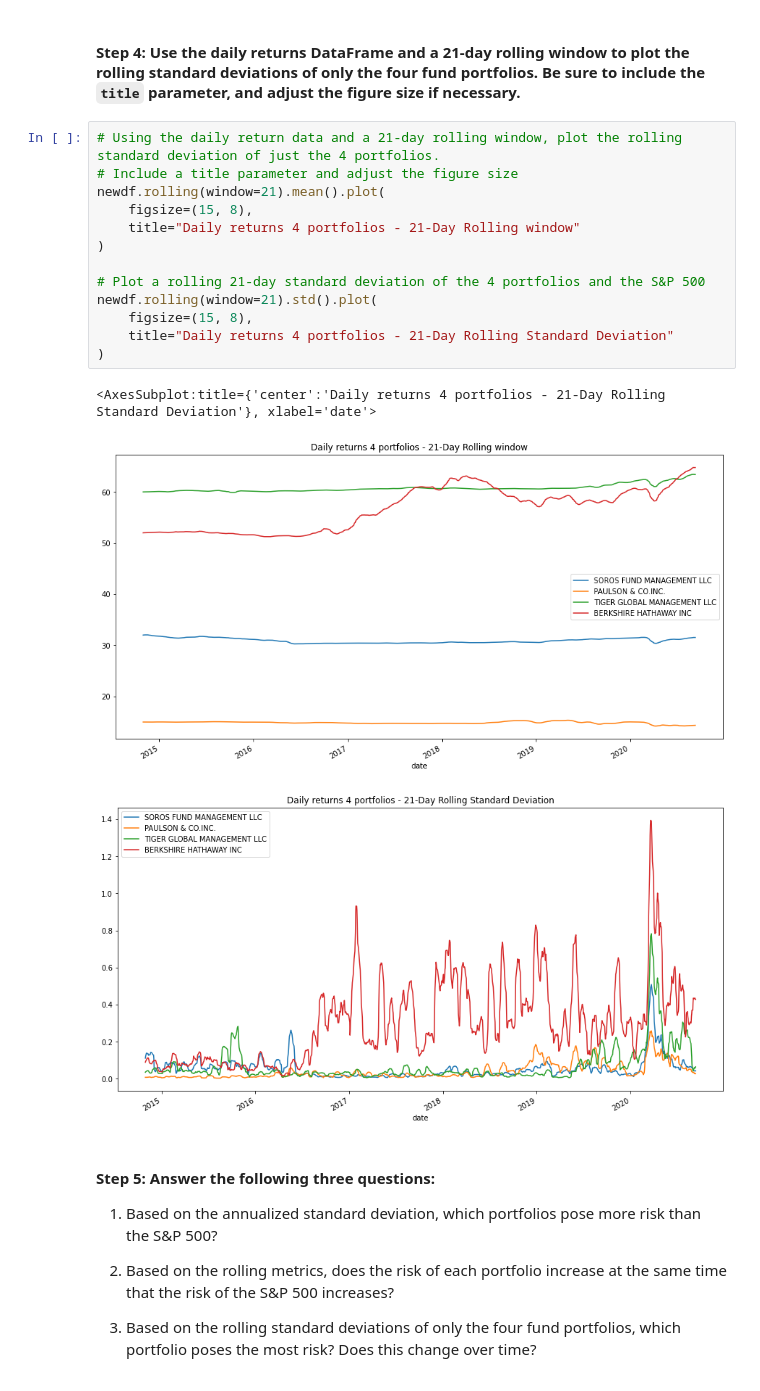
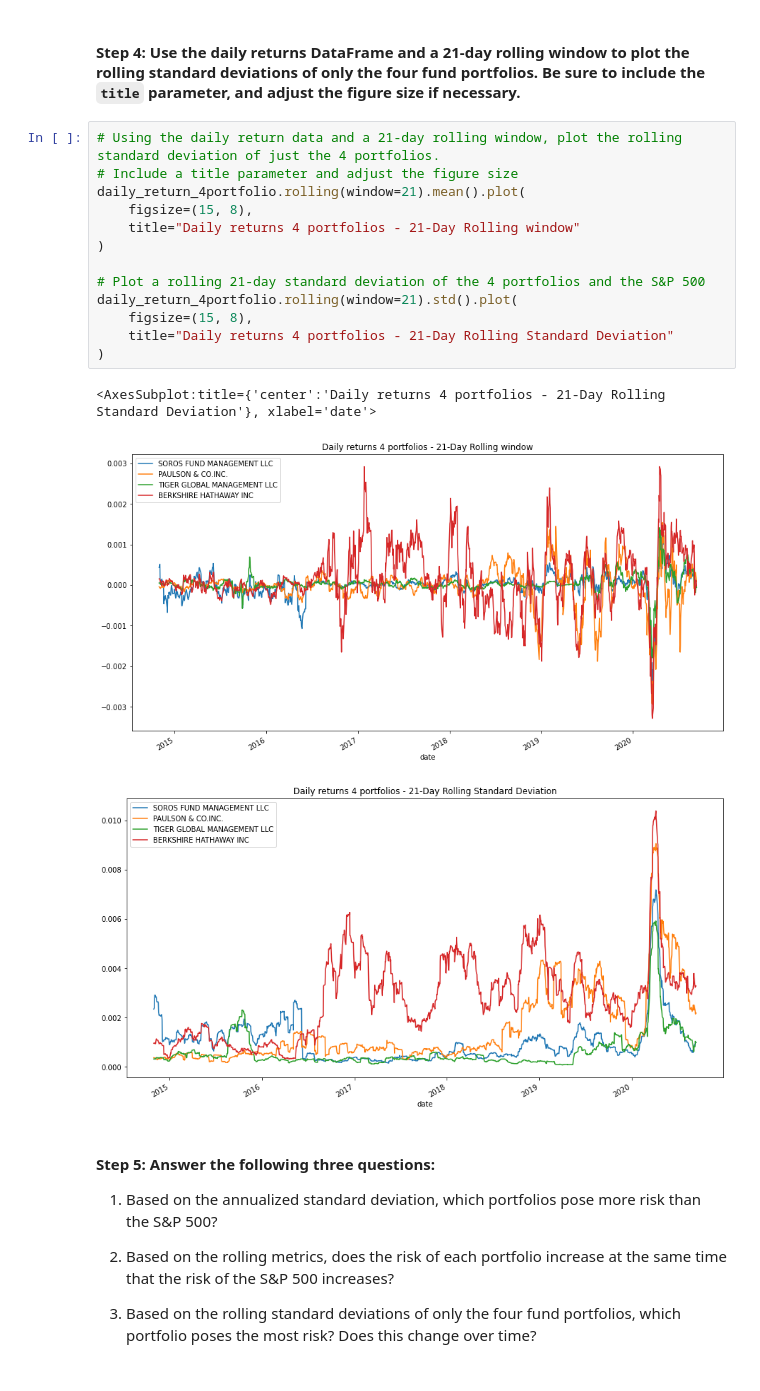
Before and after one commit to EGeorge2021r/Challenge4_Repo, a Jupyter notebook: Starter_Code/risk_return_analysis.ipynb, the cells around one changed output. Saved outputs shown, nothing was run; the diff lists cells and outputs as text.

```diff
--- a/Starter_Code/risk_return_analysis.ipynb
+++ b/Starter_Code/risk_return_analysis.ipynb
@@ -473,20 +468,20 @@ daily_returns.rolling(window=21).std().plot(
 # %%
 # Using the daily return data and a 21-day rolling window, plot the rolling standard deviation of just the 4 portfolios.
 # Include a title parameter and adjust the figure size
-newdf.rolling(window=21).mean().plot(
+daily_return_4portfolio.rolling(window=21).mean().plot(
     figsize=(15, 8),
     title="Daily returns 4 portfolios - 21-Day Rolling window"
 )
 
 # Plot a rolling 21-day standard deviation of the 4 portfolios and the S&P 500
-newdf.rolling(window=21).std().plot(
+daily_return_4portfolio.rolling(window=21).std().plot(
     figsize=(15, 8),
     title="Daily returns 4 portfolios - 21-Day Rolling Standard Deviation"
 )
 # %% [output]
 <AxesSubplot:title={'center':'Daily returns 4 portfolios - 21-Day Rolling Standard Deviation'}, xlabel='date'>
-[figure, old version]
+[figure, new version]
-[figure, old version]
+[figure, new version]
 # %% [markdown]
 #### Step 5: Answer the following three questions:
 
```
Also changed, not shown: parts of 6 cells of this notebook.
